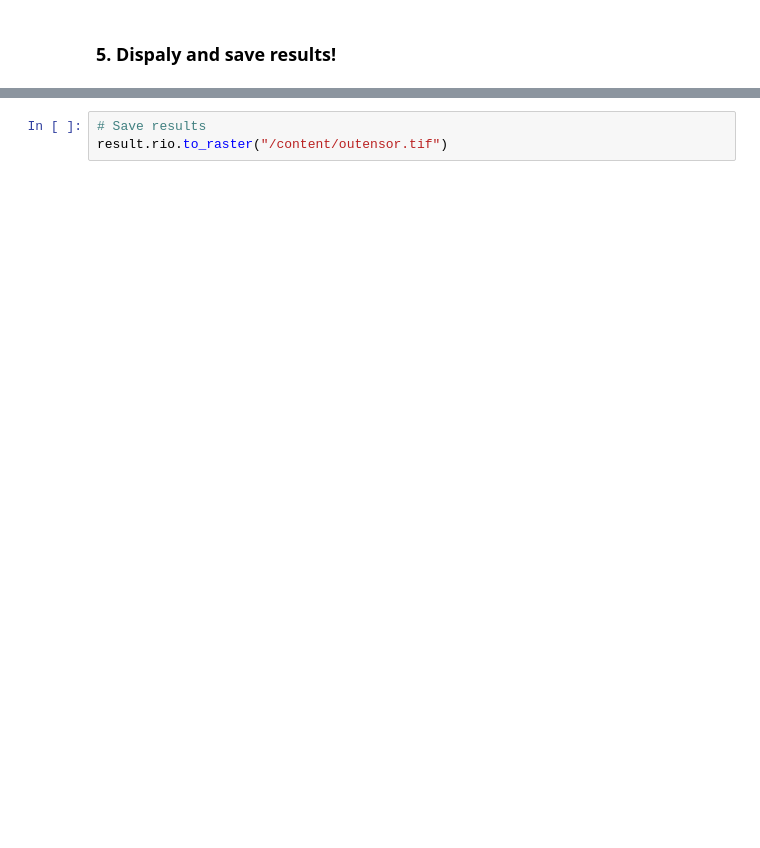
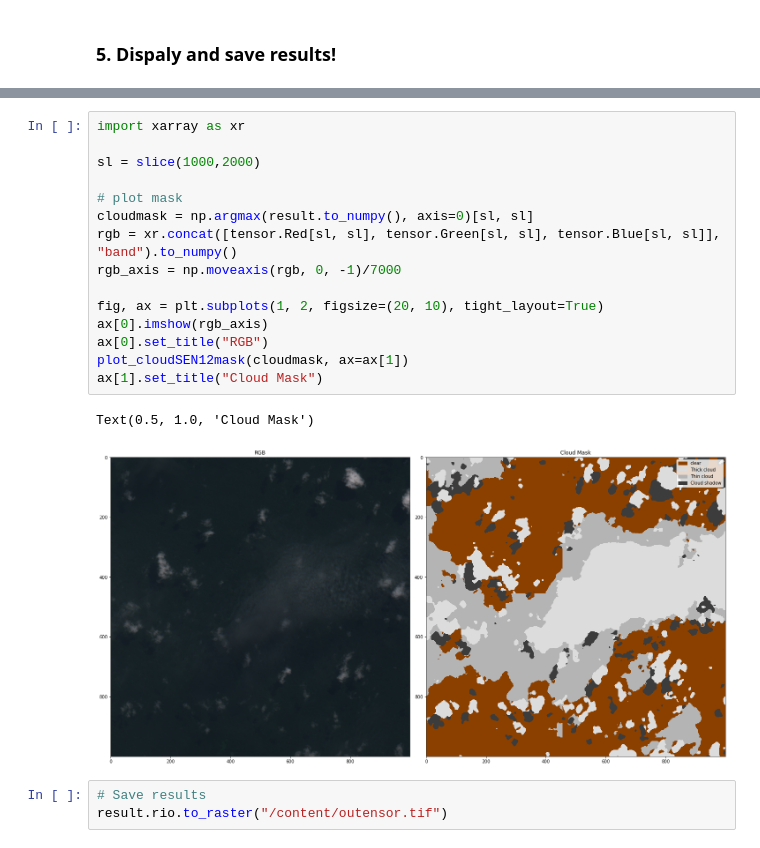
Before and after one commit to cloudsen12/examples, a Jupyter notebook: example02.ipynb, the cells around one changed output, grey strips where cells are left out. Saved outputs shown, nothing was run; the diff lists cells and outputs as text; blank space fills up the shorter version.

```diff
--- a/example02.ipynb
+++ b/example02.ipynb
@@ -117,3 +151,21 @@ Text(0.5, 1.0, 'Cloud shadow prob <0-10000>')
+# %%
+import xarray as xr
+
+sl = slice(1000,2000)
+
+# plot mask
+cloudmask = np.argmax(result.to_numpy(), axis=0)[sl, sl]
+rgb = xr.concat([tensor.Red[sl, sl], tensor.Green[sl, sl], tensor.Blue[sl, sl]], "band").to_numpy()
+rgb_axis = np.moveaxis(rgb, 0, -1)/7000
+
+fig, ax = plt.subplots(1, 2, figsize=(20, 10), tight_layout=True)
+ax[0].imshow(rgb_axis)
+ax[0].set_title("RGB")
+plot_cloudSEN12mask(cloudmask, ax=ax[1])
+ax[1].set_title("Cloud Mask")
+# %% [output]
+Text(0.5, 1.0, 'Cloud Mask')
+[figure, added]
 # %%
 # Save results
 result.rio.to_raster("/content/outensor.tif")
```
Also changed, not shown: parts of 5 cells of this notebook.
